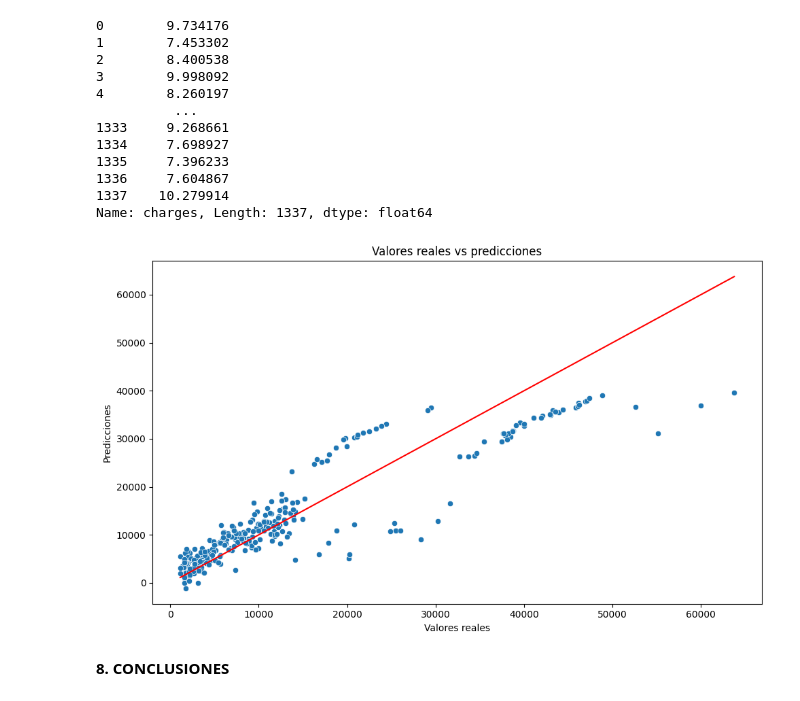
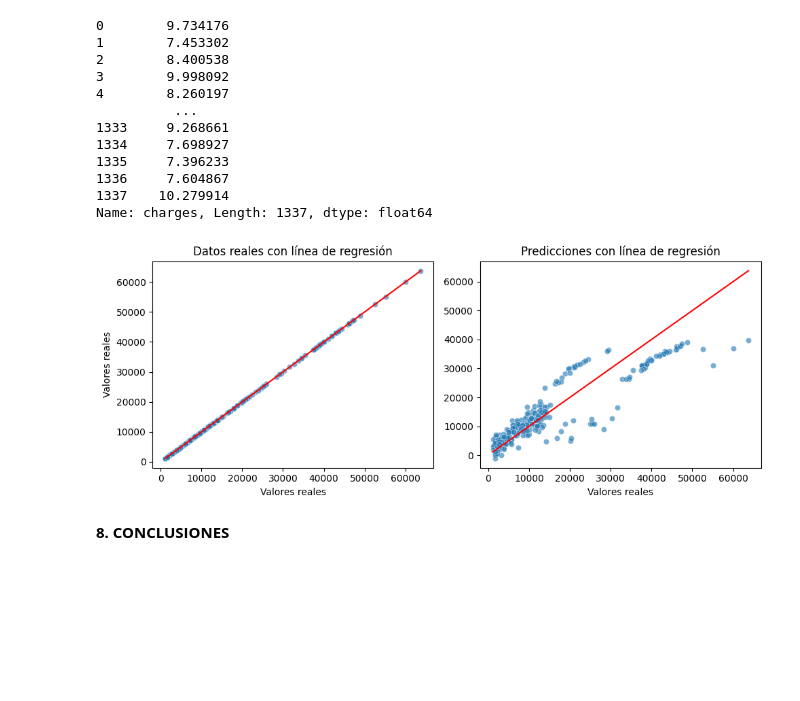
Before and after one commit to 4GeeksAcademy/alemantellini-machine-learning, a Jupyter notebook: src/02-linear-regression-medical-insurance-cost.ipynb, the cells around one changed output. Drawn from its saved outputs; the diff is of its cells as text; code cells hidden in the pictures; blank space fills up the shorter version.

```diff
--- a/src/02-linear-regression-medical-insurance-cost.ipynb
+++ b/src/02-linear-regression-medical-insurance-cost.ipynb
@@ -610,23 +610,30 @@ total_data["charges"]
 1336     7.604867
 1337    10.279914
 Name: charges, Length: 1337, dtype: float64
-# %%
-# GRÁFICO VALORES REALES VS VALORES PREDICHOS
-fig, ax = plt.subplots(figsize=(10, 6))
-
-sns.scatterplot(x=y_test, y=y_pred)
-
-plt.plot([y_test.min(), y_test.max()],
-         [y_test.min(), y_test.max()],
-         color="red")
-
-plt.xlabel("Valores reales")
-plt.ylabel("Predicciones")
-plt.title("Valores reales vs predicciones")
-plt.tight_layout()
-plt.show()
-# %% [output]
-[figure, removed]
+# %%
+# COMPARO EL VALOR PREDICHO VS EL VALOR REAL
+fig, axis = plt.subplots(1, 2, figsize=(10, 4))
+
+# DATOS REALES
+sns.scatterplot(ax=axis[0], x=y_test, y=y_test, alpha=0.6)
+sns.lineplot(ax=axis[0], x=[y_test.min(), y_test.max()],
+             y=[y_test.min(), y_test.max()], color='red')
+axis[0].set_title("Datos reales con línea de regresión")
+axis[0].set_xlabel("Valores reales")
+axis[0].set_ylabel("Valores reales")
+
+# PREDICCIONES
+sns.scatterplot(ax=axis[1], x=y_test, y=y_pred, alpha=0.6)
+sns.lineplot(ax=axis[1], x=[y_test.min(), y_test.max()],
+             y=[y_test.min(), y_test.max()], color='red')
+axis[1].set_title("Predicciones con línea de regresión")
+axis[1].set_xlabel("Valores reales")
+axis[1].set_ylabel(None)
+
+plt.tight_layout()
+plt.show()
+# %% [output]
+[figure, added]
 # %% [markdown]
 **8. CONCLUSIONES**
 # %% [markdown]
```
Also changed, not shown: 1 other file.
